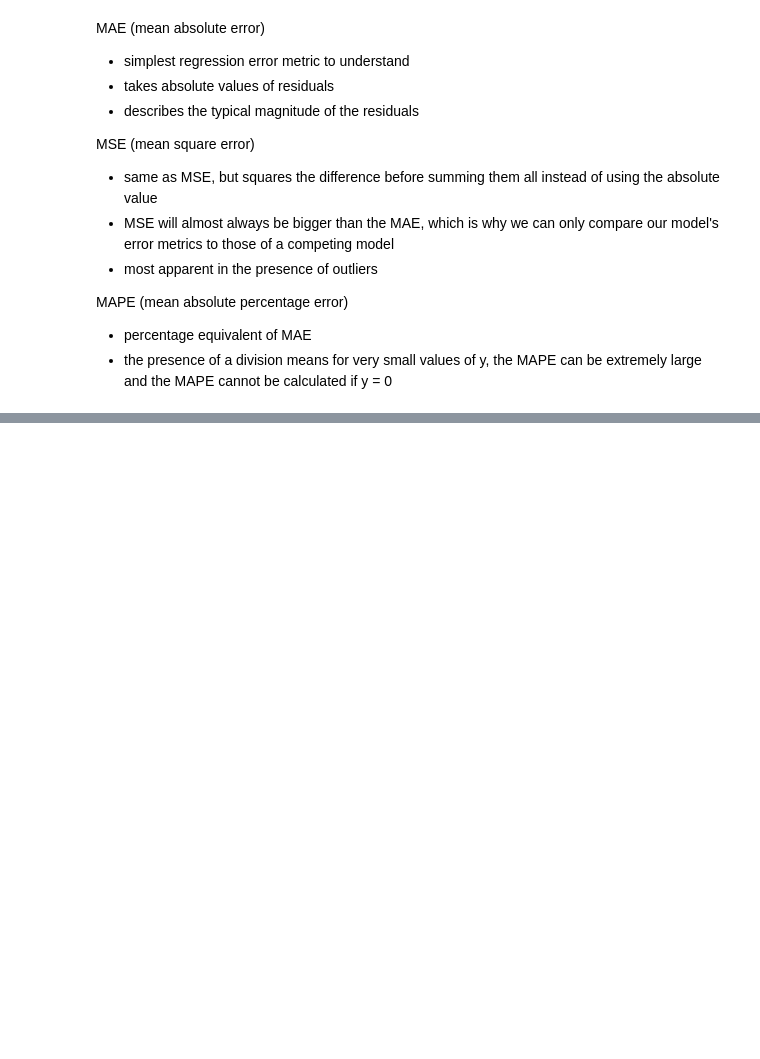
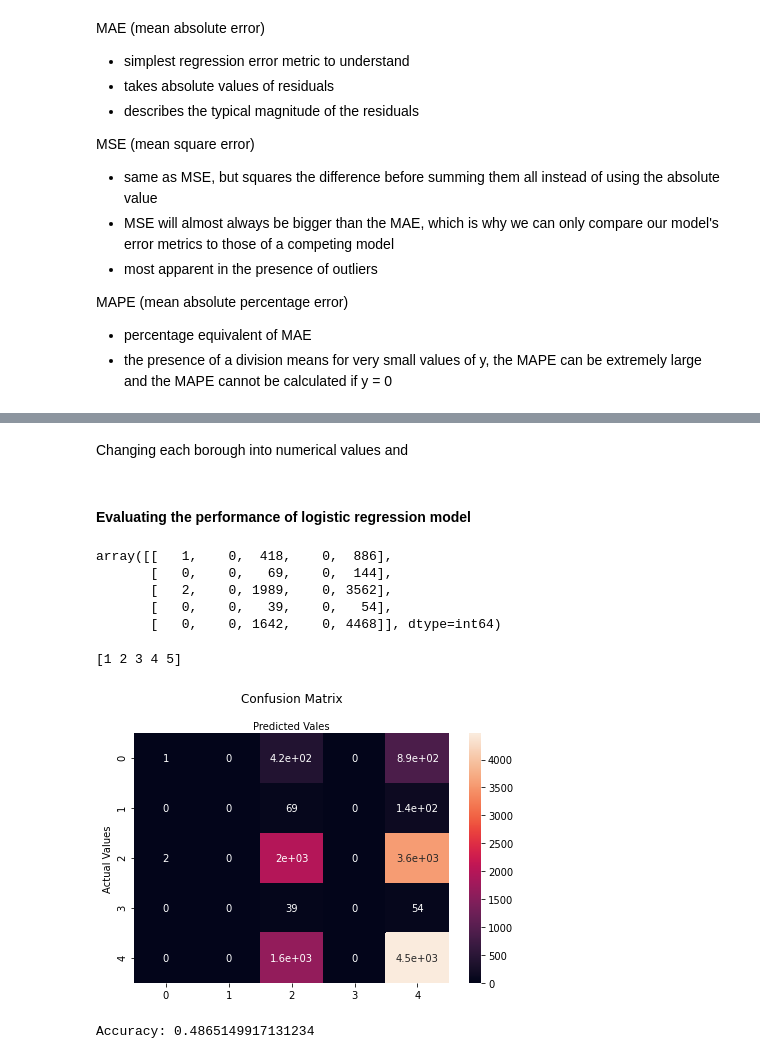
Before and after one commit to clarizamayo/Airbnb_Data_Analysis, a Jupyter notebook: machine-learning-model.ipynb, the cells around one changed output, grey strips where cells are left out. Cells and saved outputs as stored; diff of their text form; code cells hidden in the pictures; blank space fills up the shorter version.

```diff
--- a/machine-learning-model.ipynb
+++ b/machine-learning-model.ipynb
@@ -235,0 +259,2 @@ plt.show()
+# %%
+no_outliers_df= df.loc[(df['price']>10) & (df['price']<6000), :]
@@ -322,0 +494,12 @@ MAPE: 624841948301639.0
+# %%
+from sklearn.model_selection import train_test_split
+from sklearn.linear_model import LogisticRegression
+
+X = no_outliers_df[['accommodates', 'bathrooms', 'bedrooms', 'guests_included', 'beds']]
+Y = no_outliers_df.loc[:,'borough_num'].values
+
+#we split the dataset into testing and training set
+train_x, test_x, train_y, test_y = train_test_split(X,Y , test_size=0.3, random_state=0)
+model = LogisticRegression(solver = 'lbfgs', multi_class='multinomial', max_iter=1000)
+model.fit(train_x, train_y)
+model.score(test_x, test_y)
@@ -322,0 +525,41 @@ MAPE: 624841948301639.0
+# %% [markdown]
+Changing each borough into numerical values and
+# %% [markdown]
+#### Evaluating the performance of logistic regression model
+# %%
+pred_y = model.predict(test_x)
+model_matrix = confusion_matrix(test_y, pred_y)
+# %%
+model_matrix
+# %% [output]
+array([[   1,    0,  418,    0,  886],
+       [   0,    0,   69,    0,  144],
+       [   2,    0, 1989,    0, 3562],
+       [   0,    0,   39,    0,   54],
+       [   0,    0, 1642,    0, 4468]], dtype=int64)
+# %%
+class_names = [1,2,3,4,5]
+
+fig, ax = plt.subplots()
+tick_marks = np.arange(1, len(class_names)+1)
+print(tick_marks)
+plt.xticks(tick_marks, class_names)
+plt.yticks(tick_marks, class_names)
+sns.heatmap(pd.DataFrame(model_matrix), annot=True) #cmap means yellow, fmt means gradient: cmap="YlGNBl", fmt = "g"
+ax.xaxis.set_label_position("top")
+plt.tight_layout() #so there is not spacing
+plt.title("Confusion Matrix", y=1.1)
+plt.ylabel("Actual Values")
+plt.xlabel("Predicted Vales")
+plt.show()
+# %% [output]
+[1 2 3 4 5]
+[figure, added]
+# %%
+from sklearn.metrics import accuracy_score, precision_score, recall_score
+
+print(f'Accuracy: {accuracy_score(test_y,pred_y)}')
+# print(f'Accuracy: {precision_score(test_y,pred_y)}')
+#print(f'Accuracy: {recall_score(test_y,pred_y)}')
+# %% [output]
+Accuracy: 0.4865149917131234
```
Also changed, not shown: parts of 59 cells of this notebook.
